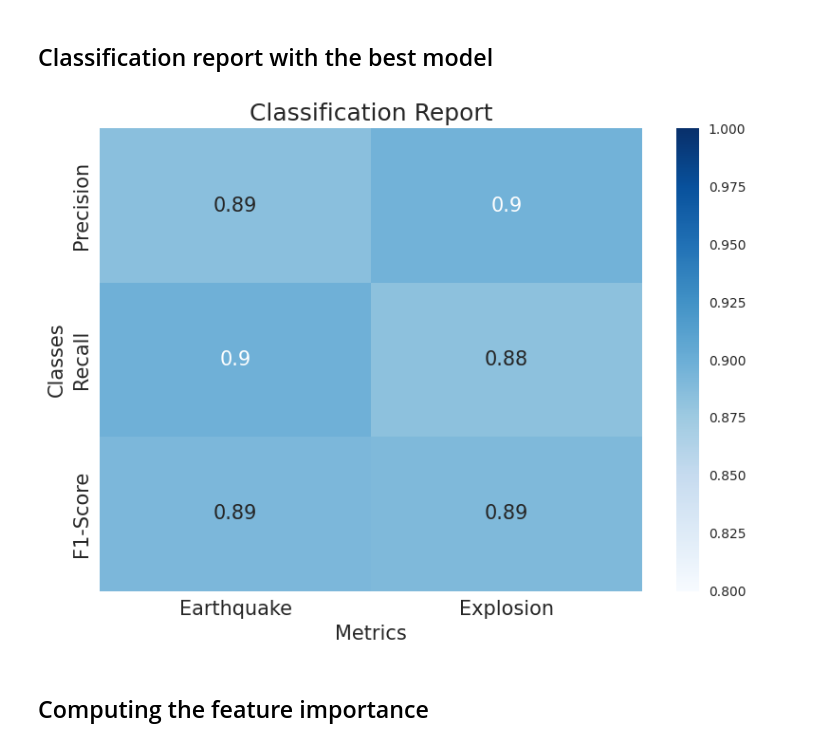
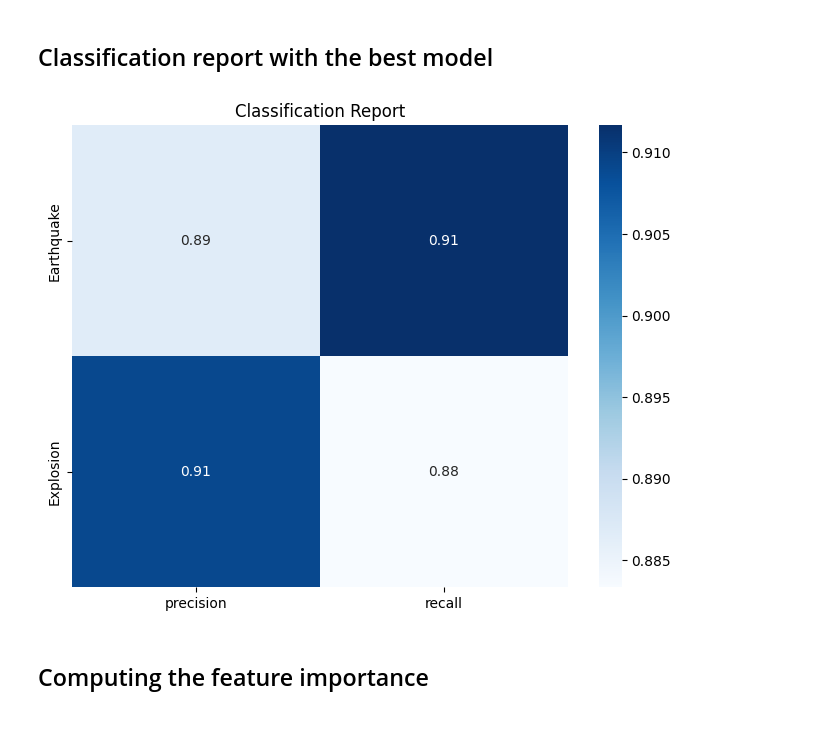
Before and after one commit to Akashkharita/PNW_Seismic_Event_Classification, a Jupyter notebook: notebooks/binary_classification_eq_exp.ipynb, the cells around one changed output. Saved outputs shown, nothing was run; the diff lists cells and outputs as text; code cells hidden in the pictures.

Commit message:
updating binary classification file

```diff
--- a/notebooks/binary_classification_eq_exp.ipynb
+++ b/notebooks/binary_classification_eq_exp.ipynb
@@ -485,8 +471,16 @@ Test Accuracy: 0.890833333333
 ## Performance with the best model
 # %%
 ## Performance with best model
+def plot_confusion_matrix(y_test, y_pred, labels=None):
+    cm = confusion_matrix(y_test, y_pred)
+    plt.figure(figsize=(6, 5))
+    sns.heatmap(cm, annot=True, fmt='d', cmap='Blues', xticklabels=labels, yticklabels=labels)
+    plt.xlabel('Predicted Label')
+    plt.ylabel('True Label')
+    plt.title('Confusion Matrix')
+    plt.show()
 
-plt.style.use('seaborn')
-cm = confusion_matrix(y_test, y_pred)
-plot_confusion_matrix(cm, class_labels= ['Earthquake','Explosion'])
+# Example usage
+labels = ['Earthquake', 'Explosions']  # Modify based on your classes
+plot_confusion_matrix(y_test, y_pred, labels)
 # %% [output]
@@ -494,11 +488,18 @@ plot_confusion_matrix(cm, class_labels= ['Earthquake','Explosion'])
 # %% [markdown]
 ## Classification report with the best model
+# %%
+def plot_classification_report(y_test, y_pred):
+    report = classification_report(y_test, y_pred, target_names=['Earthquake', 'Explosion'], output_dict=True)
+    df_report = pd.DataFrame(report).T
+    plt.figure(figsize=(8, 6))
+    sns.heatmap(df_report.iloc[:2, :2].astype(float), annot=True, cmap='Blues', fmt='.2f')
+    plt.title('Classification Report')
+    plt.show()
 # %%
 # Calculate the classification report
-report = classification_report(y_test, y_pred, output_dict=True)
-plot_classification_report(report, class_labels= ['Earthquake','Explosion'])
+plot_classification_report(y_test, y_pred)
 # %% [output]
-[figure, old version]
+[figure, new version]
 # %% [markdown]
 ## Computing the feature importance
 # %%
```
Also changed, not shown: parts of 20 cells of this notebook.
